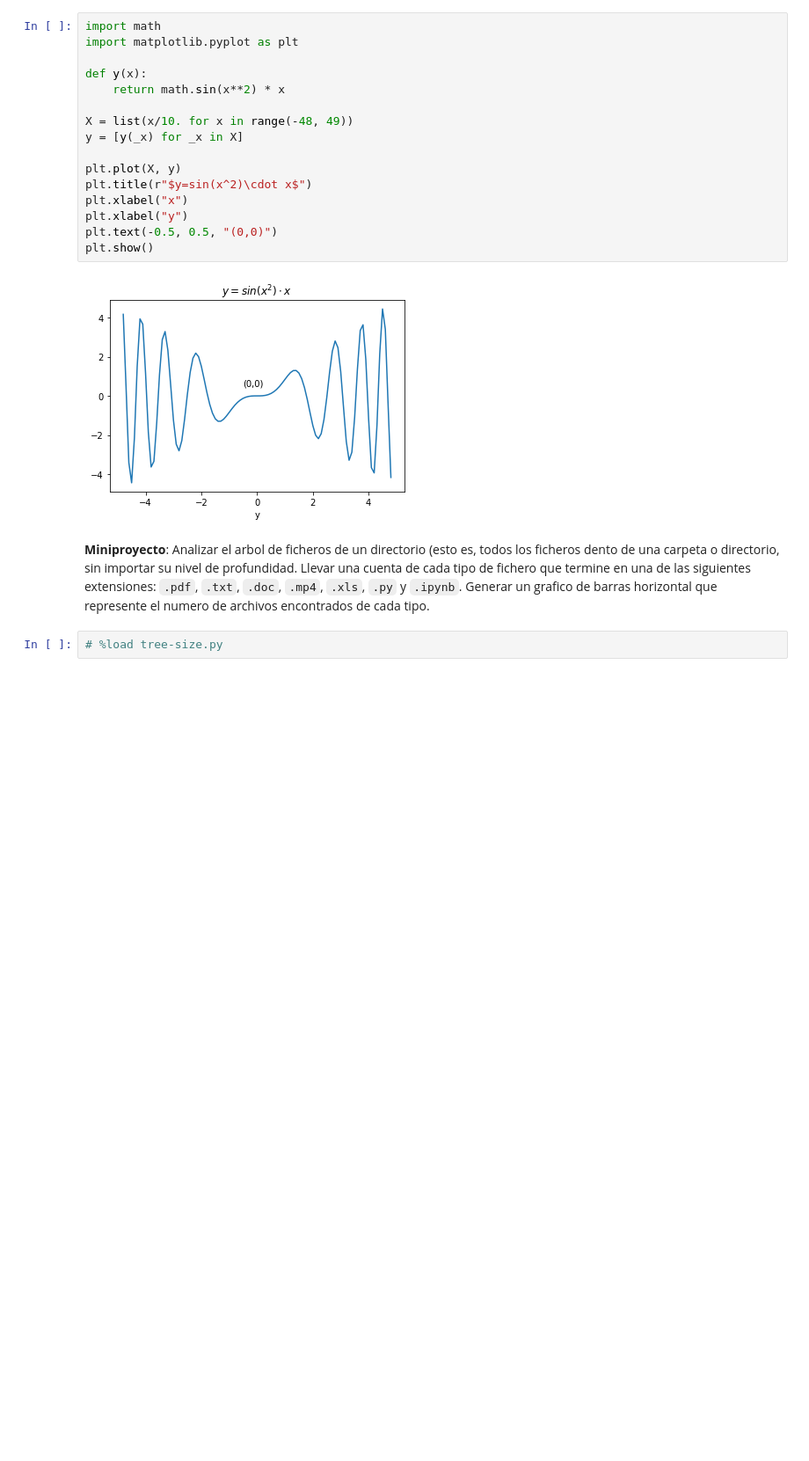
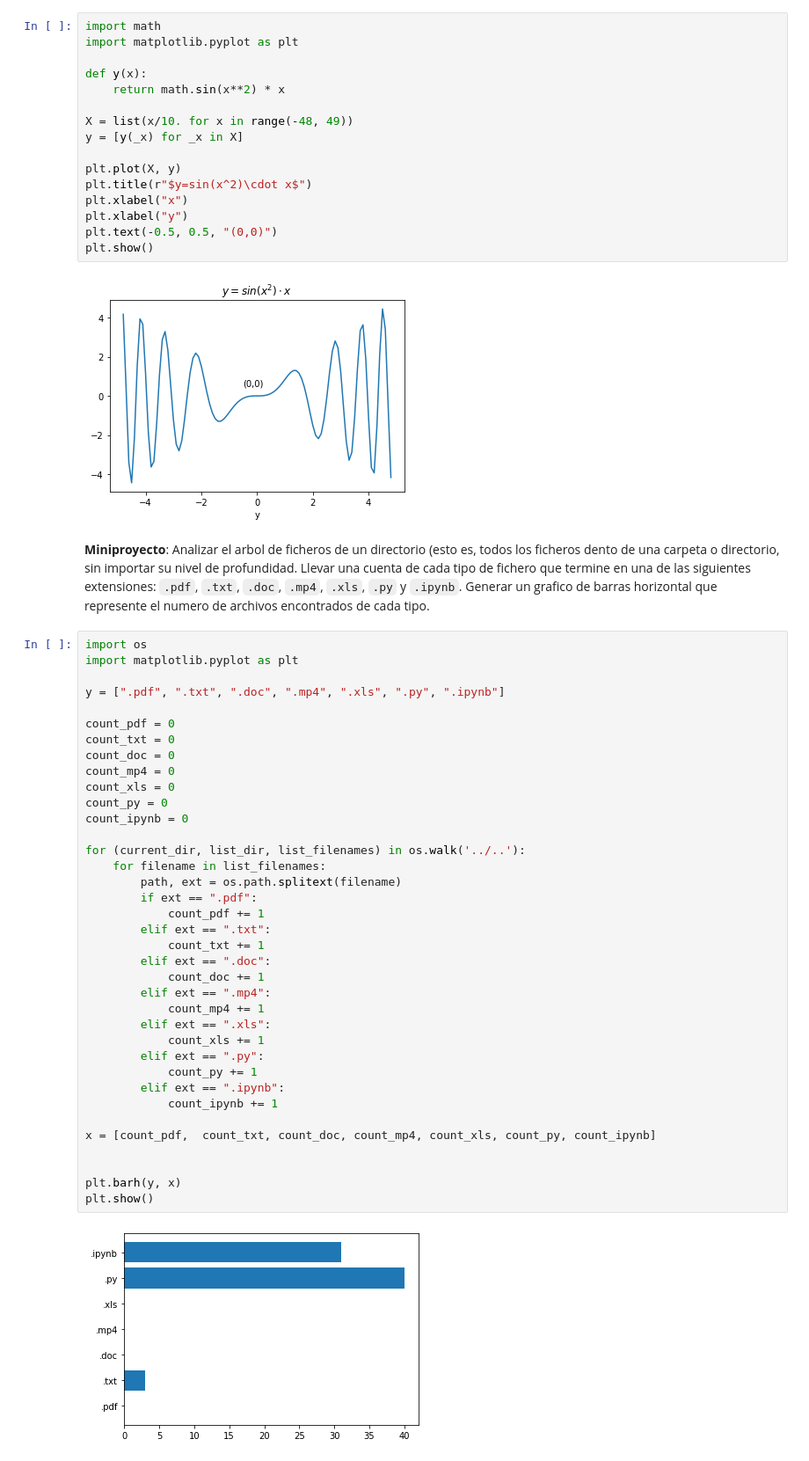
Before and after one commit to RoberHerraiz/eoi, a Jupyter notebook: 05-libs/external/matplotlib/matplotlib.ipynb, the cells around one changed output. Shown at 88% size. Saved outputs shown, nothing was run; the diff lists cells and outputs as text; blank space fills up the shorter version.

```diff
--- a/05-libs/external/matplotlib/matplotlib.ipynb
+++ b/05-libs/external/matplotlib/matplotlib.ipynb
@@ -286,5 +307,42 @@ plt.show()
 [figure]
 # %% [markdown]
 **Miniproyecto**: Analizar el arbol de ficheros de un directorio (esto es, todos los ficheros dento de una carpeta o directorio, sin importar su nivel de profundidad. Llevar una cuenta de cada tipo de fichero que termine en una de las siguientes extensiones: `.pdf`, `.txt`, `.doc`, `.mp4`, `.xls`, `.py` y `.ipynb`. Generar un grafico de barras horizontal que represente el numero de archivos encontrados de cada tipo.
-# %%
-# %load tree-size.py
+# %%
+import os
+import matplotlib.pyplot as plt
+
+y = [".pdf", ".txt", ".doc", ".mp4", ".xls", ".py", ".ipynb"]
+
+count_pdf = 0
+count_txt = 0
+count_doc = 0
+count_mp4 = 0
+count_xls = 0
+count_py = 0
+count_ipynb = 0
+
+for (current_dir, list_dir, list_filenames) in os.walk('../..'):
+    for filename in list_filenames:
+        path, ext = os.path.splitext(filename)
+        if ext == ".pdf":
+            count_pdf += 1
+        elif ext == ".txt":
+            count_txt += 1
+        elif ext == ".doc":
+            count_doc += 1
+        elif ext == ".mp4":
+            count_mp4 += 1
+        elif ext == ".xls":
+            count_xls += 1
+        elif ext == ".py":
+            count_py += 1
+        elif ext == ".ipynb":
+            count_ipynb += 1
+
+x = [count_pdf,  count_txt, count_doc, count_mp4, count_xls, count_py, count_ipynb]
+
+
+plt.barh(y, x)
+plt.show()
+# %% [output]
+[figure, added]
```
Also changed, not shown: parts of 5 cells of this notebook, 3 other files.
